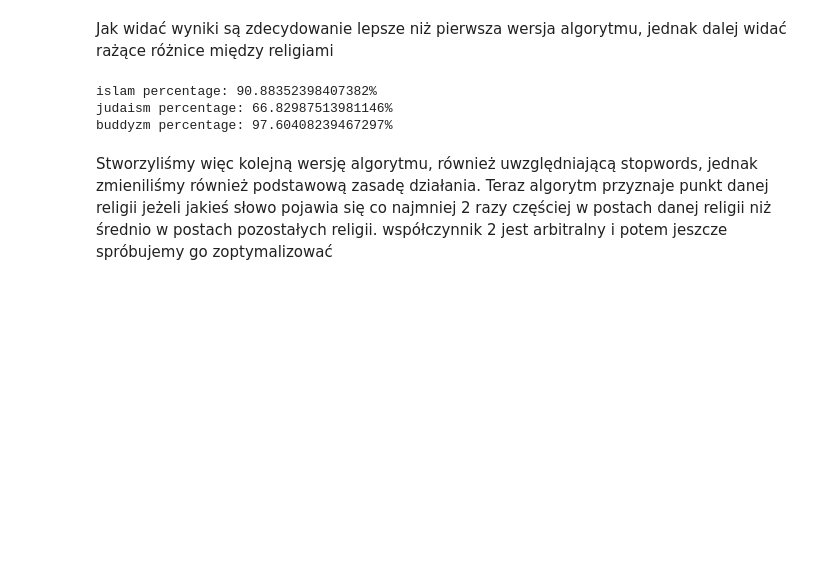
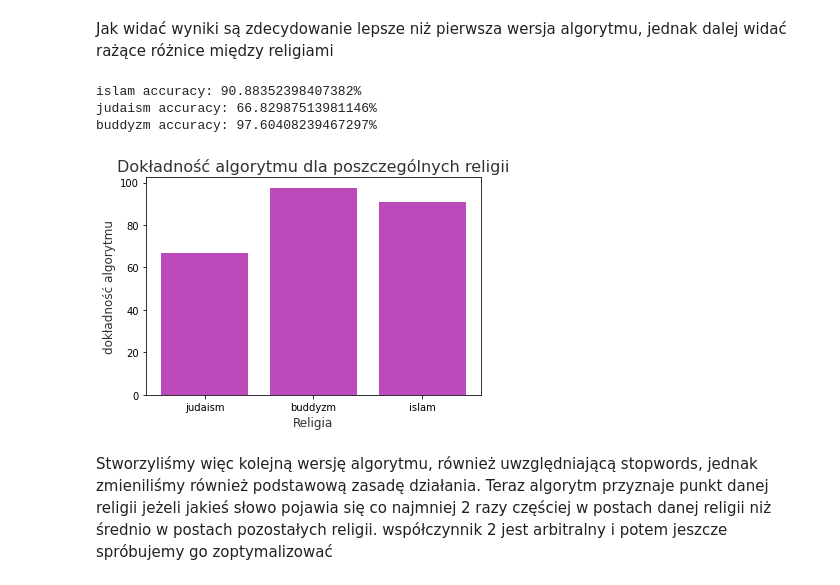
Before and after one commit to kopyta/Religie-stackexchange, a Jupyter notebook: MNLP.ipynb, the cells around one changed output. Saved outputs shown, nothing was run; the diff lists cells and outputs as text; code cells hidden in the pictures; blank space fills up the shorter version.

```diff
--- a/MNLP.ipynb
+++ b/MNLP.ipynb
@@ -136,27 +147,30 @@ Jak widać wyniki są zdecydowanie lepsze niż pierwsza wersja algorytmu, jednak
 # %%
 islam_good=0
 judaism_good=0
 buddyzm_good=0
 
 for string in islam.Posts['clear_body']:
     if which_religion_with_stopwords(string)=='islam':
         islam_good+=1
 
 for string in judaism.Posts['clear_body']:
     if which_religion_with_stopwords(string)=='judaism':
         judaism_good+=1
 
 for string in buddyzm.Posts['clear_body']:
     if which_religion_with_stopwords(string)=='buddyzm':
         buddyzm_good+=1
 
-print(f'islam percentage: {islam_good/len(islam.Posts)*100}%')
-print(f'judaism percentage: {judaism_good/len(judaism.Posts)*100}%')
-print(f'buddyzm percentage: {buddyzm_good/len(buddyzm.Posts)*100}%')
+accuracy=[judaism_good/len(judaism.Posts)*100, buddyzm_good/len(buddyzm.Posts)*100, islam_good/len(islam.Posts)*100]
+print(f'islam accuracy: {accuracy[2]}%')
+print(f'judaism accuracy: {accuracy[0]}%')
+print(f'buddyzm accuracy: {accuracy[1]}%')
+show_accuracy(*accuracy)
 # %% [output]
-islam percentage: 90.88352398407382%
-judaism percentage: 66.82987513981146%
-buddyzm percentage: 97.60408239467297%
+islam accuracy: 90.88352398407382%
+judaism accuracy: 66.82987513981146%
+buddyzm accuracy: 97.60408239467297%
+[figure, added]
 # %% [markdown]
 Stworzyliśmy więc kolejną wersję algorytmu, również uwzględniającą stopwords, jednak zmieniliśmy również podstawową zasadę działania. Teraz algorytm przyznaje punkt danej religii jeżeli jakieś słowo pojawia się co najmniej 2 razy częściej w postach danej religii niż średnio w postach pozostałych religii. współczynnik 2 jest arbitralny i potem jeszcze spróbujemy go zoptymalizować
 # %%
```
Also changed, not shown: parts of 13 cells of this notebook, 1 other file.
